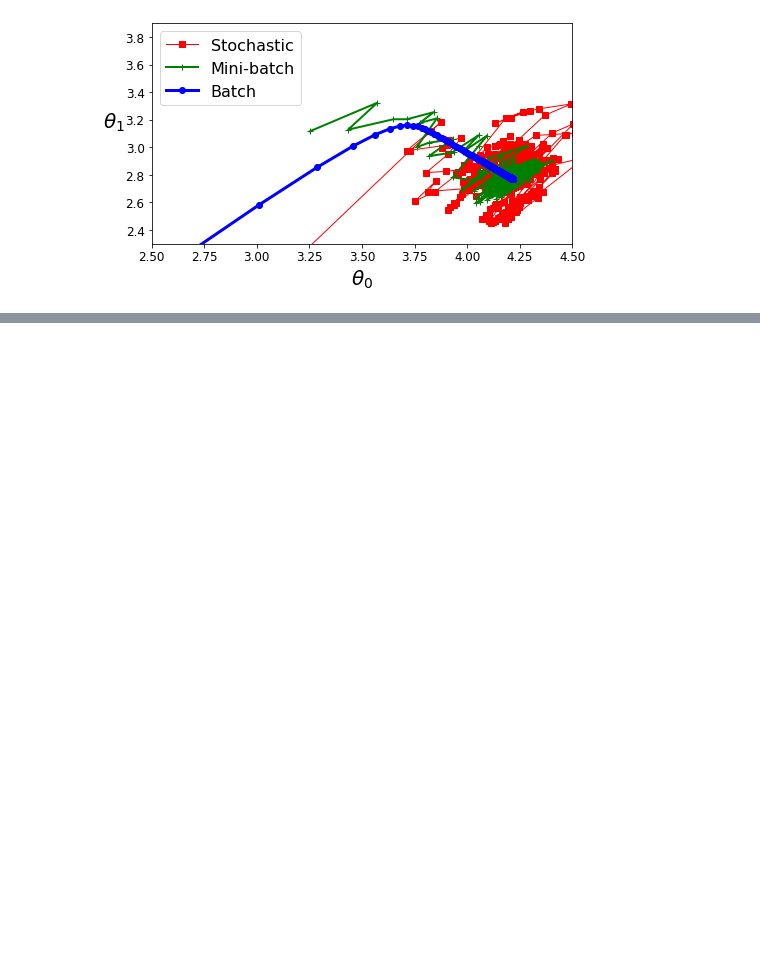
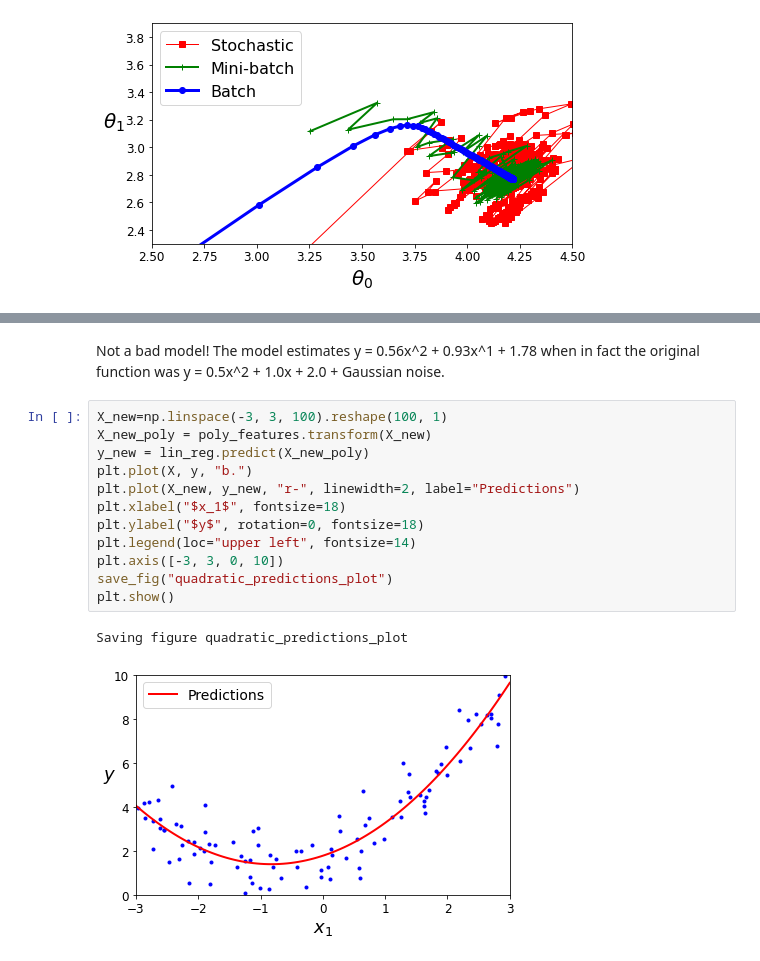
Before and after one commit to eleander/Machine_Learning, a Jupyter notebook: ml/4/Training_Linear_Models.ipynb, the cells around one changed output, grey strips where cells are left out. Drawn from its saved outputs; the diff is of its cells as text; blank space fills up the shorter version.

```diff
--- a/ml/4/Training_Linear_Models.ipynb
+++ b/ml/4/Training_Linear_Models.ipynb
@@ -557,0 +607,18 @@ Saving figure gradient_descent_paths_plot
+# %% [markdown]
+Not a bad model! The model estimates y = 0.56x^2 + 0.93x^1 + 1.78 when in fact the original
+function was y = 0.5x^2 + 1.0x + 2.0 + Gaussian noise.
+# %%
+X_new=np.linspace(-3, 3, 100).reshape(100, 1)
+X_new_poly = poly_features.transform(X_new)
+y_new = lin_reg.predict(X_new_poly)
+plt.plot(X, y, "b.")
+plt.plot(X_new, y_new, "r-", linewidth=2, label="Predictions")
+plt.xlabel("$x_1$", fontsize=18)
+plt.ylabel("$y$", rotation=0, fontsize=18)
+plt.legend(loc="upper left", fontsize=14)
+plt.axis([-3, 3, 0, 10])
+save_fig("quadratic_predictions_plot")
+plt.show()
+# %% [output]
+Saving figure quadratic_predictions_plot
+[figure, added]
```
Also changed, not shown: parts of 11 cells of this notebook, 4 other files.
